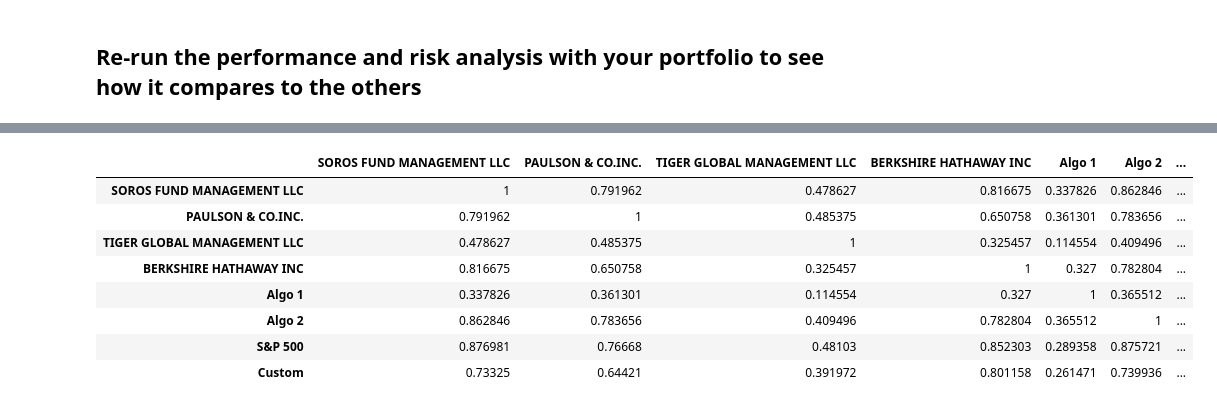
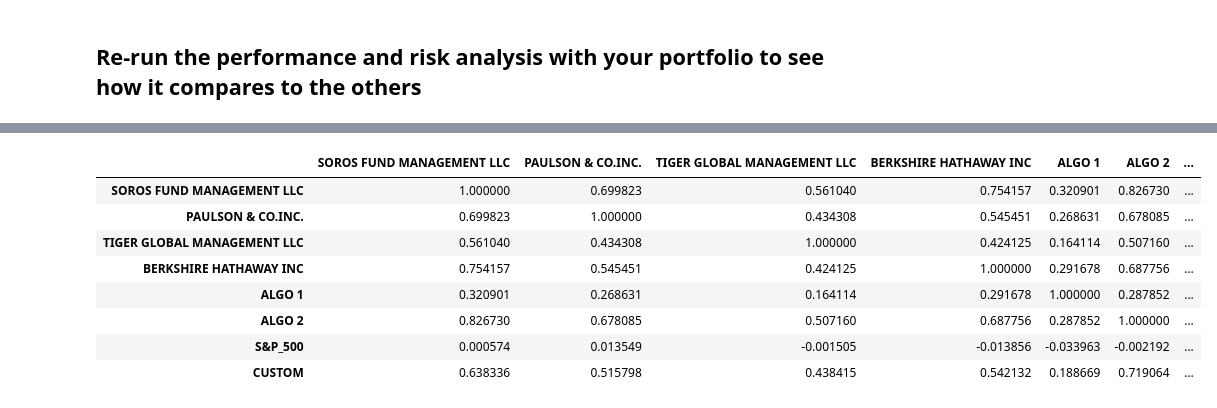
Before and after one commit to AMoran0121/Homework, a Jupyter notebook: Week 4/whale_analysis-AM.ipynb, the cells around one changed output, grey strips where cells are left out. Saved outputs shown, nothing was run; the diff lists cells and outputs as text; code cells hidden in the pictures.

```diff
--- a/Week 4/whale_analysis-AM.ipynb
+++ b/Week 4/whale_analysis-AM.ipynb
@@ -522,0 +503,4 @@ KeyError: 'Date'
+# %%
+# Directions and started code and unclear and not aligned - shouldn't we first put each stock into daily returns and then in the next step drop nulls?
+combined_returns = combined_pivot.pct_change()
+combined_returns.head()
@@ -522,0 +516,4 @@ KeyError: 'Date'
+# %%
+# Drop Nulls
+combined_returns.dropna(inplace=True)
+combined_returns.head()
@@ -536,0 +531,5 @@ dtype: float64
+# %%
+# Calculate weighted portfolio returns
+weights = [0.33, 0.33, 0.33]
+wght_port_returns = combined_returns.dot(weights)
+wght_port_returns.head()
@@ -549,0 +546,7 @@ dtype: float64
+# %%
+# Add your "Custom" portfolio to the larger dataframe of fund returns
+combined_df = pd.concat([combined_returns_cols, wght_port_returns], axis = 'columns', join='inner')
+
+columns = ["SOROS FUND MANAGEMENT LLC", "PAULSON & CO.INC.", "TIGER GLOBAL MANAGEMENT LLC", "BERKSHIRE HATHAWAY INC", "ALGO 1", "ALGO 2", "S&P_500", "CUSTOM"]
+combined_df.columns = columns
+combined_df.tail()
@@ -593,13 +651,16 @@ dtype: float64
 # %%
 # Create a correlation analysis
 # YOUR CODE HERE
+
+correlation = combined_df.corr()
+correlation.round(10)
 # %% [output]
-|  | SOROS FUND MANAGEMENT LLC | PAULSON & CO.INC. | TIGER GLOBAL MANAGEMENT LLC | BERKSHIRE HATHAWAY INC | Algo 1 | Algo 2 | ... |
-| SOROS FUND MANAGEMENT LLC | 1 | 0.791962 | 0.478627 | 0.816675 | 0.337826 | 0.862846 | ... |
-| PAULSON & CO.INC. | 0.791962 | 1 | 0.485375 | 0.650758 | 0.361301 | 0.783656 | ... |
-| TIGER GLOBAL MANAGEMENT LLC | 0.478627 | 0.485375 | 1 | 0.325457 | 0.114554 | 0.409496 | ... |
-| BERKSHIRE HATHAWAY INC | 0.816675 | 0.650758 | 0.325457 | 1 | 0.327 | 0.782804 | ... |
-| Algo 1 | 0.337826 | 0.361301 | 0.114554 | 0.327 | 1 | 0.365512 | ... |
-| Algo 2 | 0.862846 | 0.783656 | 0.409496 | 0.782804 | 0.365512 | 1 | ... |
-| S&P 500 | 0.876981 | 0.76668 | 0.48103 | 0.852303 | 0.289358 | 0.875721 | ... |
-| Custom | 0.73325 | 0.64421 | 0.391972 | 0.801158 | 0.261471 | 0.739936 | ... |
+|  | SOROS FUND MANAGEMENT LLC | PAULSON & CO.INC. | TIGER GLOBAL MANAGEMENT LLC | BERKSHIRE HATHAWAY INC | ALGO 1 | ALGO 2 | ... |
+| SOROS FUND MANAGEMENT LLC | 1.000000 | 0.699823 | 0.561040 | 0.754157 | 0.320901 | 0.826730 | ... |
+| PAULSON & CO.INC. | 0.699823 | 1.000000 | 0.434308 | 0.545451 | 0.268631 | 0.678085 | ... |
+| TIGER GLOBAL MANAGEMENT LLC | 0.561040 | 0.434308 | 1.000000 | 0.424125 | 0.164114 | 0.507160 | ... |
+| BERKSHIRE HATHAWAY INC | 0.754157 | 0.545451 | 0.424125 | 1.000000 | 0.291678 | 0.687756 | ... |
+| ALGO 1 | 0.320901 | 0.268631 | 0.164114 | 0.291678 | 1.000000 | 0.287852 | ... |
+| ALGO 2 | 0.826730 | 0.678085 | 0.507160 | 0.687756 | 0.287852 | 1.000000 | ... |
+| S&P_500 | 0.000574 | 0.013549 | -0.001505 | -0.013856 | -0.033963 | -0.002192 | ... |
+| CUSTOM | 0.638336 | 0.515798 | 0.438415 | 0.542132 | 0.188669 | 0.719064 | ... |
```
Also changed, not shown: parts of 28 cells of this notebook.
